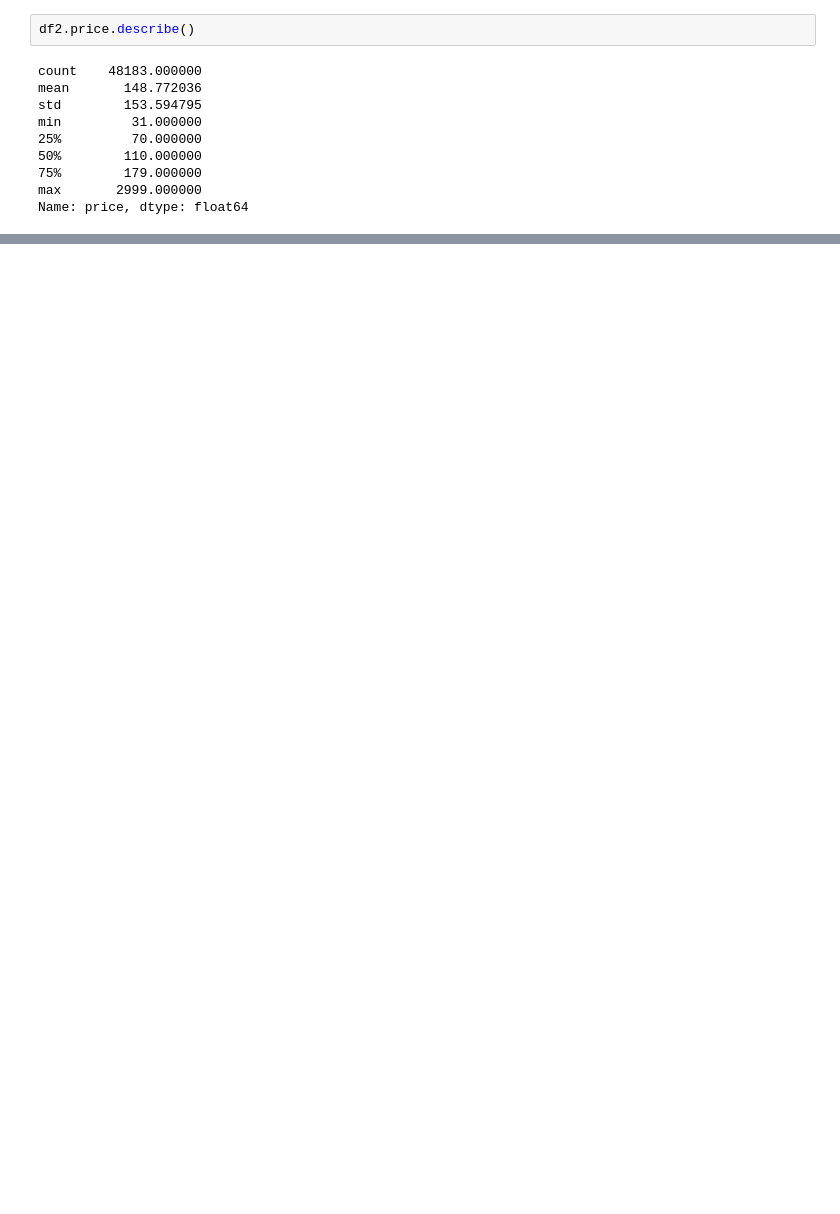
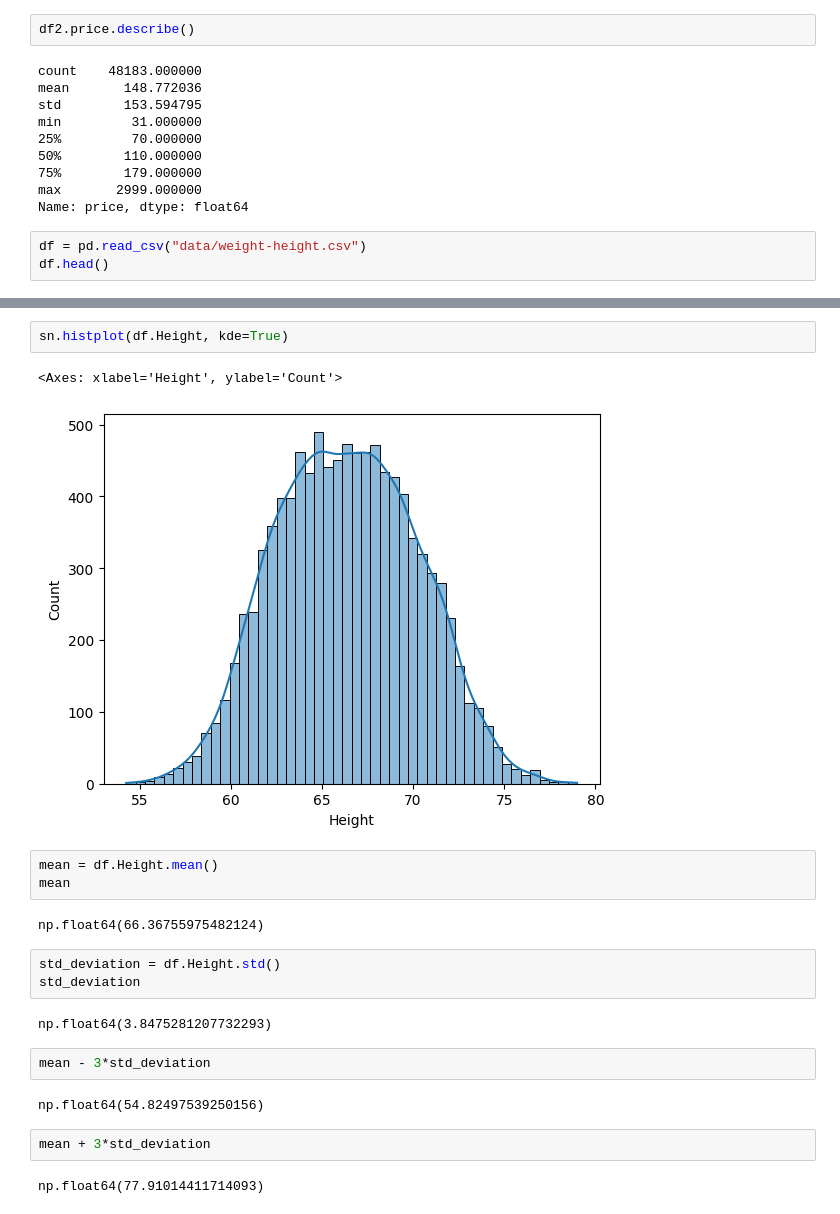
Before and after one commit to kofi-teddy/fluent-python, a Jupyter notebook: mathforml.ipynb, the cells around one changed output, grey strips where cells are left out. Cells and saved outputs as stored; diff of their text form; blank space fills up the shorter version.

```diff
--- a/mathforml.ipynb
+++ b/mathforml.ipynb
@@ -170,3 +170,6 @@ min         31.000000
 75%        179.000000
 max       2999.000000
 Name: price, dtype: float64
+# %%
+df = pd.read_csv("data/weight-height.csv")
+df.head()
@@ -172,0 +198,23 @@ Name: price, dtype: float64
+# %%
+sn.histplot(df.Height, kde=True)
+# %% [output]
+<Axes: xlabel='Height', ylabel='Count'>
+[figure, added]
+# %%
+mean = df.Height.mean()
+mean
+# %% [output]
+np.float64(66.36755975482124)
+# %%
+std_deviation = df.Height.std()
+std_deviation
+# %% [output]
+np.float64(3.8475281207732293)
+# %%
+mean - 3*std_deviation
+# %% [output]
+np.float64(54.82497539250156)
+# %%
+mean + 3*std_deviation
+# %% [output]
+np.float64(77.91014411714093)
```
Also changed, not shown: parts of 31 cells of this notebook, 2 other files.
